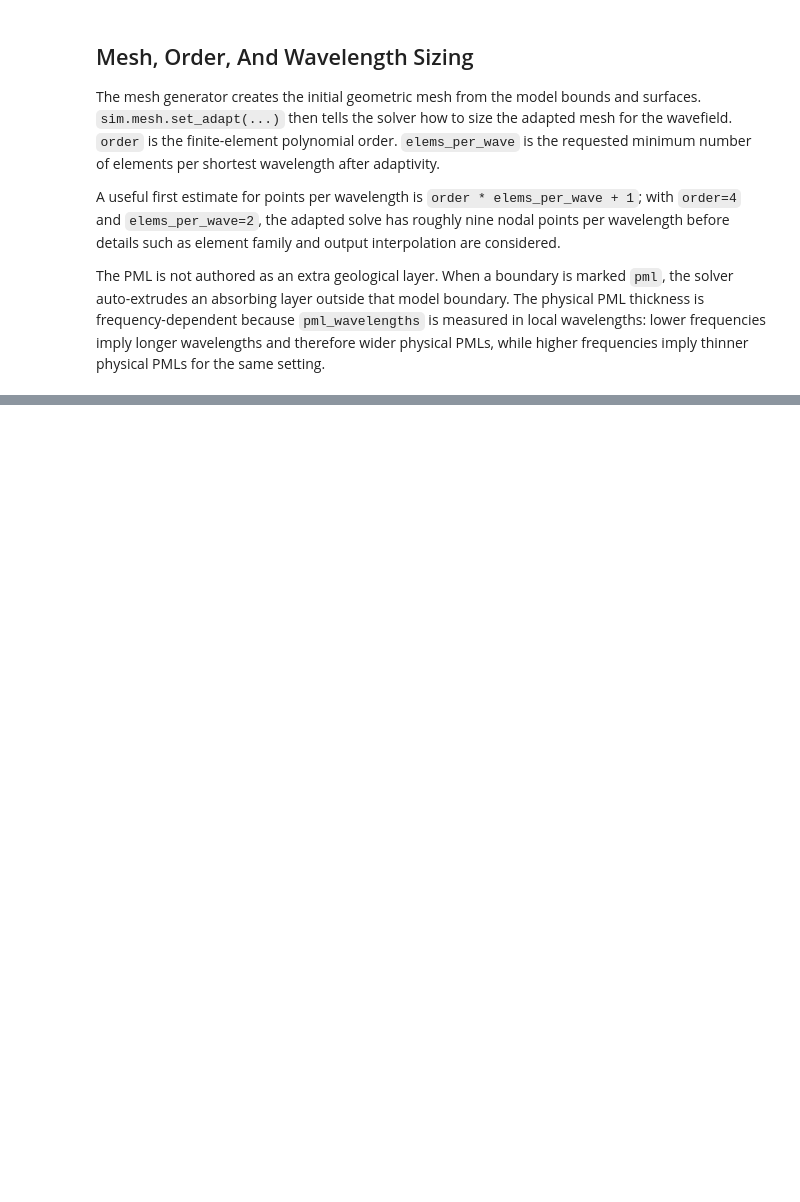
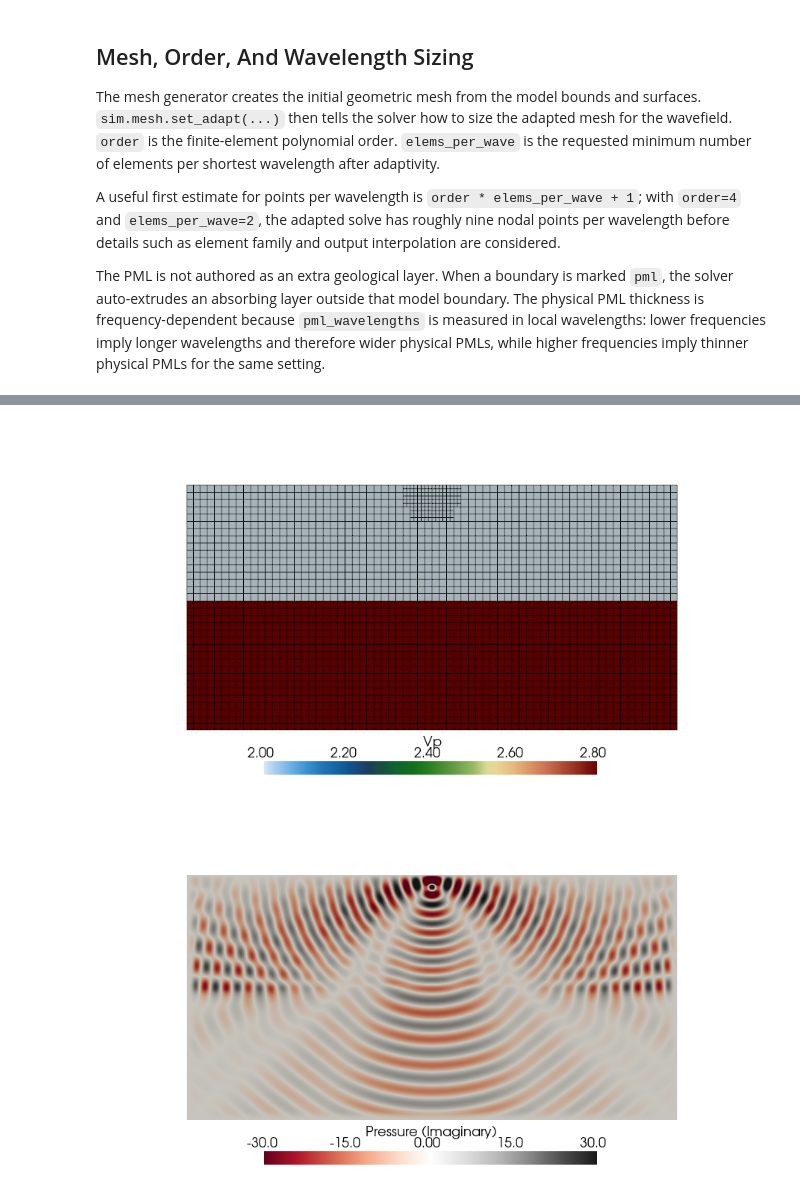
Before and after one commit to FrequenSol/FrequenSolve, a Jupyter notebook: examples/tutorials/01_modeling_basics/01_acoustic.ipynb, the cells around one changed output, grey strips where cells are left out. Drawn from its saved outputs; the diff is of its cells as text; code cells hidden in the pictures; blank space fills up the shorter version.

```diff
--- a/examples/tutorials/01_modeling_basics/01_acoustic.ipynb
+++ b/examples/tutorials/01_modeling_basics/01_acoustic.ipynb
@@ -187,0 +222,7 @@ For remote jobs, inspect these exported blocks before spending queue time. Most
+# %%
+vtu_files = fd_result.output_files(suffix=".vtu", existing=True)
+for file in vtu_files:
+    mesh = fs.read_vtu(file)
+    print(f"File: {file}\nFields:")
+    for field in fs.vtu_fields(mesh):
+        print(f"\t{field}")
@@ -188,3 +248,40 @@ For remote jobs, inspect these exported blocks before spending queue time. Most
+# %%
+image_dir = Path("./assets")
+image_dir.mkdir(exist_ok=True)
+mesh_screenshot = image_dir / "acoustic_mesh.png"
+pressure_screenshot = image_dir / "acoustic_pressure.png"
+
+if vtu_files:
+    fs.plot_vtu(
+        vtu_files[0],
+        field="Vp",
+        show_edges=True,
+        scalar_bar=True,
+        show=False,
+        cmap=fs.BuGrOr,
+        zoom=1.5,
+        screenshot=mesh_screenshot,
+        window_size=(900, 500),
+    )
+    fs.plot_vtu(
+        vtu_files[1],
+        field="pressure",
+        part="im",
+        scalar_bar=True,
+        show=False,
+        vmin=-30.0,
+        vmax=30.0,
+        cmap="RdGy",
+        zoom=1.5,
+        screenshot=pressure_screenshot,
+        window_size=(900, 500),
+    )
+
+display(Image(filename=str(mesh_screenshot)))
+display(Image(filename=str(pressure_screenshot)))
+# %% [output]
+[figure, added]
+[figure, added]
 # %% [markdown]
 ## Time-Domain Job
 
```
Also changed, not shown: parts of 27 cells of this notebook, 58 other files.
